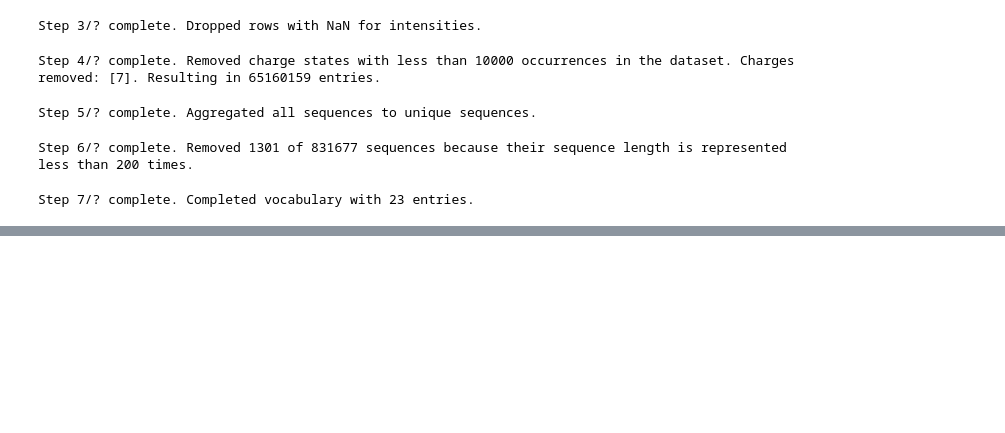
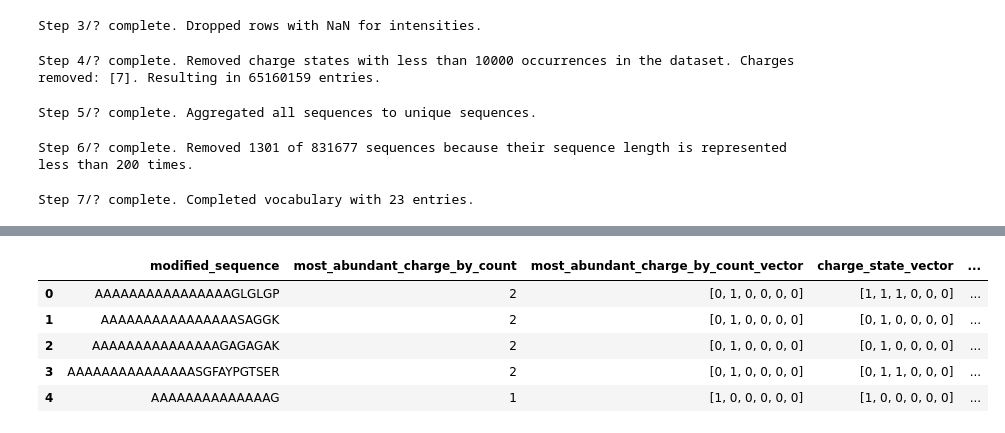
Before and after one commit to wilhelm-lab/dlomix, a Jupyter notebook: data_prep_dev.ipynb, the cells around one changed output, grey strips where cells are left out. Saved outputs shown, nothing was run; the diff lists cells and outputs as text; code cells hidden in the pictures; blank space fills up the shorter version.

```diff
--- a/data_prep_dev.ipynb
+++ b/data_prep_dev.ipynb
@@ -167,3 +168,22 @@ def complete_vocabulary(df):
     vocab_len = len(vocabulary)
     print(f"Step 7/? complete. Completed vocabulary with {vocab_len} entries.")
     return vocabulary, vocab_len
+# %%
+def encode_charge_states(df, charge_states=None):
+    """
+    Encode all occuring charge states per unique sequence in a binary vector
+
+    input: df containing "precursor_charge" column output: df containing an additional "charge_state_vector"
+    column encoding all occuring charge states per unique sequence in a binary vector
+    @param df: DataFrame
+    @return: df: DataFrame
+    """
+    df["charge_state_vector"] = df["precursor_charge"].apply(
+        lambda x: [
+            1 if i in x else 0 for i in range(charge_states[0], charge_states[-1] + 1)
+        ]
+    )
+    print(
+        f"Step ?/? complete. Encoded all occuring charge states per unique sequence in a binary vector."
+    )
+    return df
@@ -354,0 +408,10 @@ df
+# %%
+export_df = df[["modified_sequence", "most_abundant_charge_by_count",  "most_abundant_charge_by_count_vector", "charge_state_vector", "top_2_charge_states_by_count"]]
+export_df.head()
+# %% [output]
+|  | modified_sequence | most_abundant_charge_by_count | most_abundant_charge_by_count_vector | charge_state_vector | ... |
+| 0 | AAAAAAAAAAAAAAAAGLGLGP | 2 | [0, 1, 0, 0, 0, 0] | [1, 1, 1, 0, 0, 0] | ... |
+| 1 | AAAAAAAAAAAAAAAASAGGK | 2 | [0, 1, 0, 0, 0, 0] | [0, 1, 0, 0, 0, 0] | ... |
+| 2 | AAAAAAAAAAAAAAAGAGAGAK | 2 | [0, 1, 0, 0, 0, 0] | [0, 1, 0, 0, 0, 0] | ... |
+| 3 | AAAAAAAAAAAAAAASGFAYPGTSER | 2 | [0, 1, 0, 0, 0, 0] | [0, 1, 1, 0, 0, 0] | ... |
+| 4 | AAAAAAAAAAAAAAG | 1 | [1, 0, 0, 0, 0, 0] | [1, 0, 0, 0, 0, 0] | ... |
```
Also changed, not shown: parts of 18 cells of this notebook, 3 other files.
